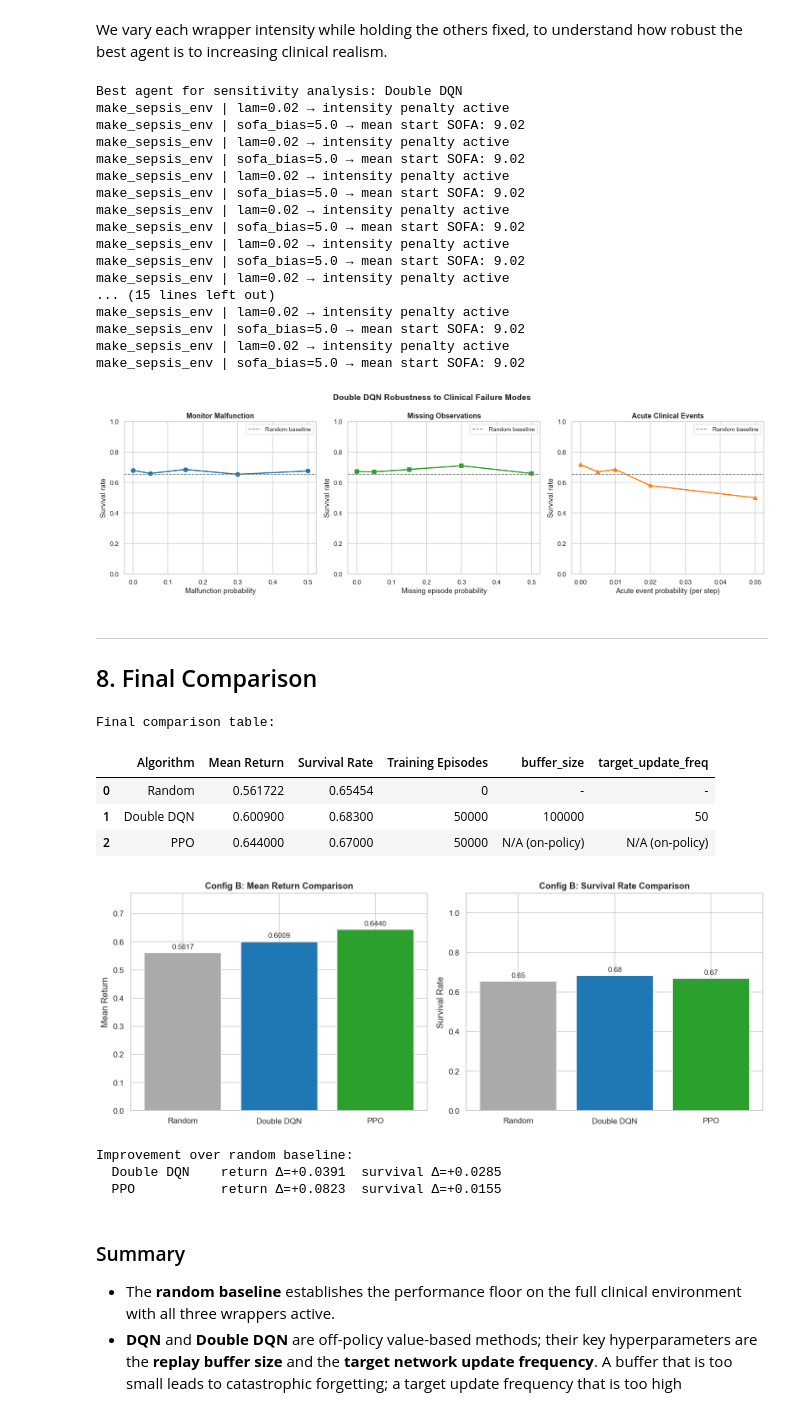
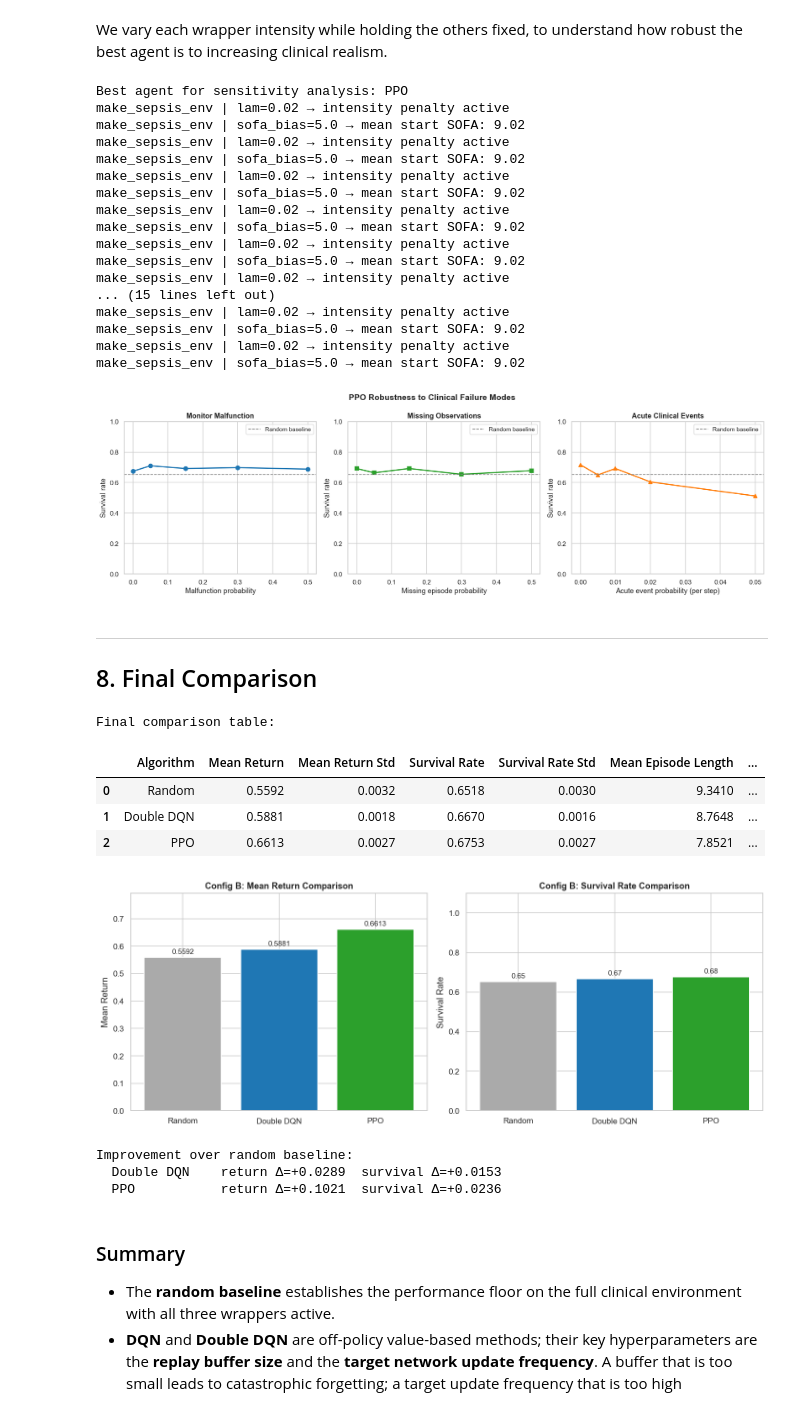
Before and after one commit to OliverKainIMS/ReinforcementLearningProject, a Jupyter notebook: sepsis_project - Students Version/rl_sepsis_project_configB.ipynb, the cells around one changed output. Drawn from its saved outputs; the diff is of its cells as text; code cells hidden in the pictures.

```diff
--- a/sepsis_project - Students Version/rl_sepsis_project_configB.ipynb
+++ b/sepsis_project - Students Version/rl_sepsis_project_configB.ipynb
@@ -162,6 +162,7 @@ RANDOM_BASELINE_EPISODES_PER_SEED = 50000
 random_seed_summaries = []
 
 clinical_rand_returns = []
+clinical_rand_lengths = []
 noisy_returns, clean_returns    = [], []
 missing_returns, nomiss_returns = [], []
 acute_returns, noacute_returns = [], []
@@ -170,12 +171,14 @@ for eval_seed in RANDOM_BASELINE_SEEDS:
     np.random.seed(eval_seed)
 
     seed_returns = []
+    seed_lengths = []
 
     env_eval = make_clinical_env()
 
     for ep in range(RANDOM_BASELINE_EPISODES_PER_SEED):
         obs, info = env_eval.reset(seed=int(np.random.randint(100000)))
         total_r, done = 0.0, False
+        steps = 0
 
         ep_noisy   = info.get("noisy_episode", False)
         ep_missing = info.get("missing_features") is not None
@@ -184,13 +187,16 @@ for eval_seed in RANDOM_BASELINE_SEEDS:
         while not done:
             obs, r, te, tr, info = env_eval.step(env_eval.action_space.sample())
             total_r += r
+            steps += 1
             done = te or tr
 
             if info.get("acute_event", False):
                 ep_acute = True
 
         seed_returns.append(total_r)
+        seed_lengths.append(steps)
         clinical_rand_returns.append(total_r)
+        clinical_rand_lengths.append(steps)
 
         (noisy_returns if ep_noisy else clean_returns).append(total_r)
         (missing_returns if ep_missing else nomiss_returns).append(total_r)
@@ -199,11 +205,13 @@ for eval_seed in RANDOM_BASELINE_SEEDS:
     env_eval.close()
 
     seed_returns = np.array(seed_returns)
+    seed_lengths = np.array(seed_lengths)
 
     random_seed_summaries.append({
         "seed": eval_seed,
         "mean_return": float(seed_returns.mean()),
         "survival_rate": float((seed_returns > 0).mean()),
+        "mean_length": float(seed_lengths.mean()),
     })
 
 random_baseline_df = pd.DataFrame(random_seed_summaries)
@@ -214,6 +222,9 @@ clinical_rand_std = float(random_baseline_df["mean_return"].std(ddof=1))
 clinical_rand_surv = float(random_baseline_df["survival_rate"].mean())
 clinical_rand_surv_std = float(random_baseline_df["survival_rate"].std(ddof=1))
 
+clinical_rand_len = float(random_baseline_df["mean_length"].mean())
+clinical_rand_len_std = float(random_baseline_df["mean_length"].std(ddof=1))
+
 print(
     f"\n\n=== Random Baseline "
     f"({len(RANDOM_BASELINE_SEEDS)} seeds x "
@@ -221,10 +232,11 @@ print(
 )
 print(f"Overall mean return: {clinical_rand_mean:.4f} ± {clinical_rand_std:.4f}")
 print(f"Overall survival rate : {clinical_rand_surv:.1%} ± {clinical_rand_surv_std:.1%}")
+print(f"Overall mean length : {clinical_rand_len:.2f} ± {clinical_rand_len_std:.2f}")
 print()
 
 print("Per-seed summary:")
-display(random_baseline_df.round({"mean_return": 4,"survival_rate": 4,}))
+display(random_baseline_df.round({"mean_return": 4,"survival_rate": 4,"mean_length": 2,}))
 
 print()
 print("Stratified by wrapper:")
@@ -934,7 +1001,7 @@ plt.tight_layout()
 plt.savefig(f'{PLOTS_DIR}/configB_failure_mode_sensitivity.png', bbox_inches='tight')
 plt.show()
 # %% [output]
-Best agent for sensitivity analysis: Double DQN
+Best agent for sensitivity analysis: PPO
 make_sepsis_env | lam=0.02 → intensity penalty active
 make_sepsis_env | sofa_bias=5.0 → mean start SOFA: 9.02
 make_sepsis_env | lam=0.02 → intensity penalty active
@@ -951,7 +1018,7 @@ make_sepsis_env | lam=0.02 → intensity penalty active
 make_sepsis_env | sofa_bias=5.0 → mean start SOFA: 9.02
 make_sepsis_env | lam=0.02 → intensity penalty active
 make_sepsis_env | sofa_bias=5.0 → mean start SOFA: 9.02
-[figure, old version]
+[figure, new version]
 # %% [markdown]
 ---
 ## 8. Final Comparison
@@ -964,42 +1031,46 @@ rows.append({
     "Mean Return Std": clinical_rand_std,
     "Survival Rate": clinical_rand_surv,
     "Survival Rate Std": clinical_rand_surv_std,
+    "Mean Episode Length": clinical_rand_len,
+    "Mean Episode Length Std": clinical_rand_len_std,
     "Training Episodes": 0,
     "Eval Seeds": len(EVAL_SEEDS),
     "Eval Episodes / Seed": EVAL_EPISODES,
     "buffer_size": "-",
     "target_update_freq": "-",
 })
 for name in ['Double DQN', 'PPO']:
     s = eval_results[name]['summary']
     row = {
         "Algorithm": name,
         "Mean Return": s["mean_return"],
         "Mean Return Std": s["mean_return_std"],
         "Survival Rate": s["survival_rate"],
         "Survival Rate Std": s["survival_rate_std"],
+        "Mean Episode Length": s["mean_length"],
+        "Mean Episode Length Std": s["mean_length_std"],
         "Training Episodes": N_EPISODES,
         "Eval Seeds": len(EVAL_SEEDS),
         "Eval Episodes / Seed": EVAL_EPISODES,
     }
     if name in ('Double DQN'):
         p = best_params_ddqn
         row['buffer_size']        = p['buffer_size']
         row['target_update_freq'] = p['target_update_freq']
     else:
         row['buffer_size']        = 'N/A (on-policy)'
         row['target_update_freq'] = 'N/A (on-policy)'
     rows.append(row)
 
 comparison_df = pd.DataFrame(rows)
 print('Final comparison table:')
 display(comparison_df.round(4))
 # %% [output]
 Final comparison table:
-|  | Algorithm | Mean Return | Survival Rate | Training Episodes | buffer_size | target_update_freq |
-| 0 | Random | 0.561722 | 0.65454 | 0 | - | - |
-| 1 | Double DQN | 0.600900 | 0.68300 | 50000 | 100000 | 50 |
-| 2 | PPO | 0.644000 | 0.67000 | 50000 | N/A (on-policy) | N/A (on-policy) |
+|  | Algorithm | Mean Return | Mean Return Std | Survival Rate | Survival Rate Std | Mean Episode Length | ... |
+| 0 | Random | 0.5592 | 0.0032 | 0.6518 | 0.0030 | 9.3410 | ... |
+| 1 | Double DQN | 0.5881 | 0.0018 | 0.6670 | 0.0016 | 8.7648 | ... |
+| 2 | PPO | 0.6613 | 0.0027 | 0.6753 | 0.0027 | 7.8521 | ... |
 # %%
 # Bar chart — mean return
 algos  = comparison_df['Algorithm'].tolist()
@@ -1034,10 +1105,10 @@ for name in ['Double DQN', 'PPO']:
     print(f"  {name:13s} return Δ={s['mean_return']-rand_ret:+.4f}  "
           f"survival Δ={s['survival_rate']-rand_surv:+.4f}")
 # %% [output]
-[figure, old version]
+[figure, new version]
 Improvement over random baseline:
-  Double DQN    return Δ=+0.0391  survival Δ=+0.0285
-  PPO           return Δ=+0.0823  survival Δ=+0.0155
+  Double DQN    return Δ=+0.0289  survival Δ=+0.0153
+  PPO           return Δ=+0.1021  survival Δ=+0.0236
 # %% [markdown]
 ### Summary
 
```
Also changed, not shown: parts of 20 cells of this notebook, 11 other files.
